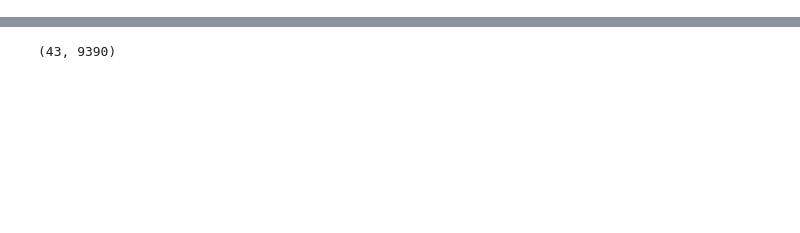
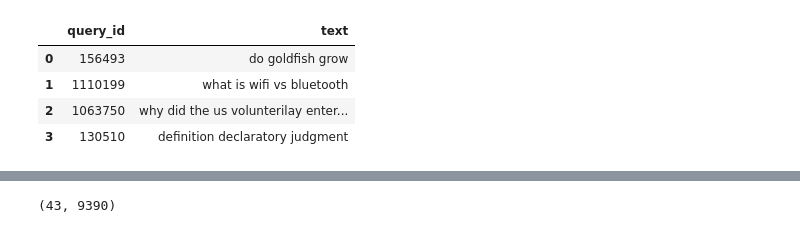
Before and after one commit to feliperviegas/cluwords_rep, a Jupyter notebook: notebooks/load_output_data.ipynb, the cells around one changed output, grey strips where cells are left out. Saved outputs shown, nothing was run; the diff lists cells and outputs as text; code cells hidden in the pictures; blank space fills up the shorter version.

```diff
--- a/notebooks/load_output_data.ipynb
+++ b/notebooks/load_output_data.ipynb
@@ -1,4 +1,14 @@
 # %%
 import pandas as pd
 from scipy.sparse import load_npz
+# %%
+queries = pd.read_csv("..\\data\\queries_samples.csv")
+
+queries.head(4)
+# %% [output]
+|  | query_id | text |
+| 0 | 156493 | do goldfish grow |
+| 1 | 1110199 | what is wifi vs bluetooth |
+| 2 | 1063750 | why did the us volunterilay enter... |
+| 3 | 130510 | definition declaratory judgment |
 # %%
```
Also changed, not shown: parts of 5 cells of this notebook, 2 other files.
